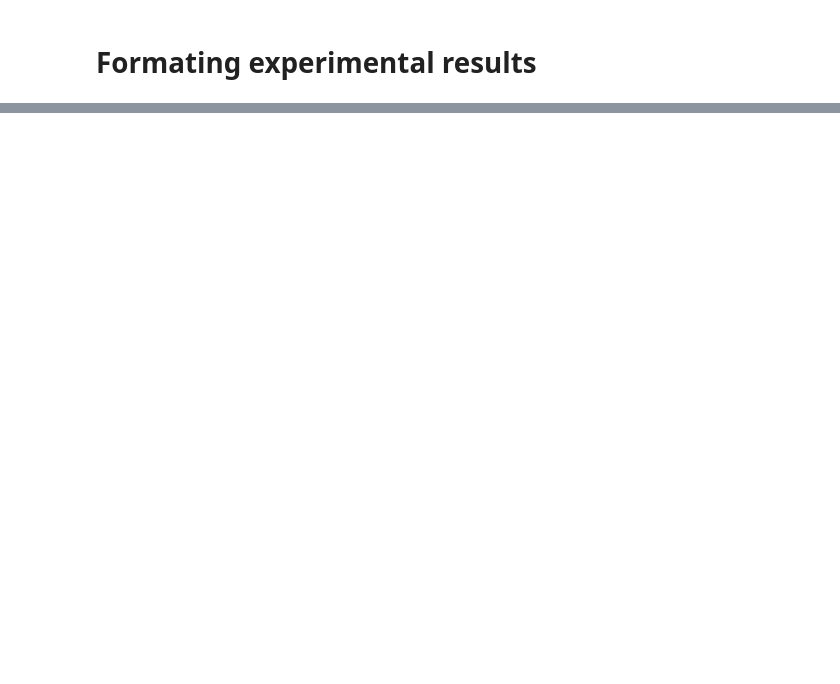
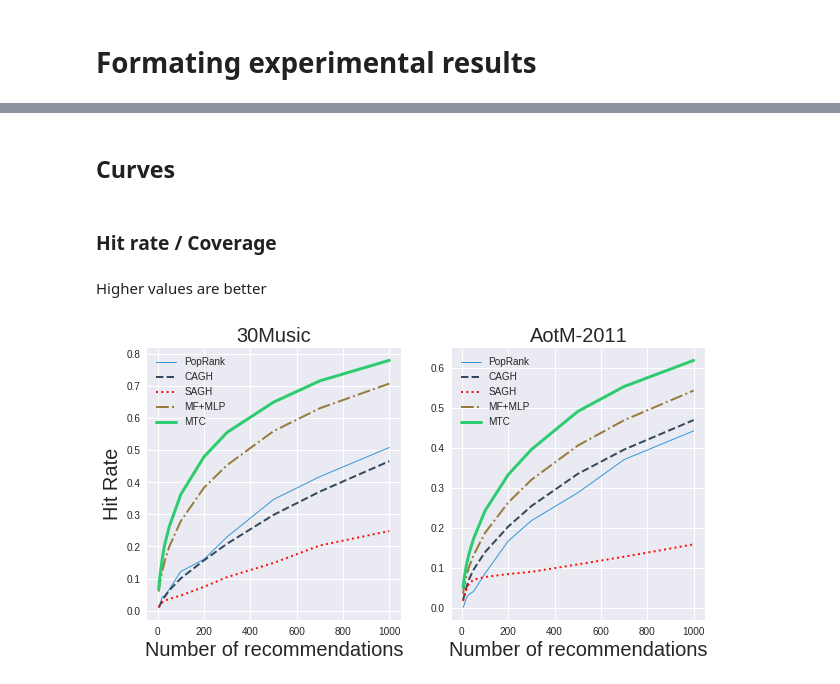
Before and after one commit to chengsoonong/digbeta, a Jupyter notebook: dchen/music/format_results.ipynb, the cells around one changed output, grey strips where cells are left out. Cells and saved outputs as stored; diff of their text form; code cells hidden in the pictures; blank space fills up the shorter version.

```diff
--- a/dchen/music/format_results.ipynb
+++ b/dchen/music/format_results.ipynb
@@ -168,0 +14,5 @@ plt.savefig('%s-%d.svg' % (dataset_name, task))
+# %%
+datasets = [('30music', '30Music'), ('aotm2011', 'AotM-2011')]
+TOPs = [5, 10, 20, 30, 50, 100, 200, 300, 500, 700, 1000]
+# %%
+algos = [('pop', 'PopRank'), ('cagh', 'CAGH'), ('sagh', 'SAGH'), ('mtc', 'MTC')]
@@ -168,0 +249,47 @@ plt.savefig('%s-%d.svg' % (dataset_name, task))
+# %% [markdown]
+## Curves
+# %%
+def gen_curve(setting_name, metric_tuple, algo_tuples, datasets=datasets, TOPs=TOPs,
+              legend_loc='upper left', svgfile=None, ylim=None):
+    nrows, ncols = 1, 2
+    # colors = ["#2ecc71", "#3498db", "#34495e", "#ff1006", "#e74c3c", "#9b59b6"]
+    colors = ["#3498db", "#34495e", "#ff1006", "#977c3c", "#2ecc71", "#9b59b6"]
+    #colors = ['r', 'g', 'b', 'm', 'c', 'y']
+    linestyles = ['-', '--', ':', '-.', '-', '--']
+    sizes = [1, 2, 2, 2, 3, 2]
+    #linestyles = ['-', '-', '-', '-', '-', '-']
+    fig = plt.figure(figsize=[10, 5])
+    for i in range(len(datasets)):
+        dataset = datasets[i]
+        data_dir = 'data/%s/coldstart/%s' % (dataset[0], setting_name)
+        fperfs = [os.path.join(data_dir, 'perf-%s.pkl' % algo) for algo, _ in algo_tuples]
+        perf_dicts = [pkl.load(open(fperf, 'rb')) if os.path.exists(fperf) else None for fperf in fperfs]
+
+        ax = plt.subplot(nrows, ncols, i+1)
+        for j in range(len(perf_dicts)):
+            if perf_dicts[j] is None:
+                continue
+            #print(perf_dicts[j])
+            x = TOPs
+            y = [perf_dicts[j][dataset[0]]['Test'][metric_tuple[0]][k] for k in TOPs]
+            ax.plot(x, y, ls=linestyles[j], c=colors[j], lw=sizes[j], label=algo_tuples[j][1])
+            #ax.set_xscale('log')
+            if ylim is not None:
+                ax.set_ylim(ylim)
+            ax.set_title(dataset[1], fontsize=20)
+        ax.legend(loc=legend_loc)
+        ax.set_xlabel('Number of recommendations', fontsize=20)
+        if i == 0:
+            ax.set_ylabel(metric_tuple[1], fontsize=20)
+    #plt.suptitle('Hit rates of playlist augmentation (%s)' % dataset_name, fontsize=12)
+    if svgfile is not None:
+        assert svgfile.endswith('.svg')
+        plt.savefig(svgfile)
+# %% [markdown]
+### Hit rate / Coverage
+# %% [markdown]
+Higher values are better
+# %%
+gen_curve('setting1', ('Hit-Rate', 'Hit Rate'), algos[:-1] + [('mf', 'MF+MLP'), ('mtc', 'MTC')], svgfile='hr1.svg')
+# %% [output]
+[figure, added]
```
Also changed, not shown: parts of 62 cells of this notebook.
